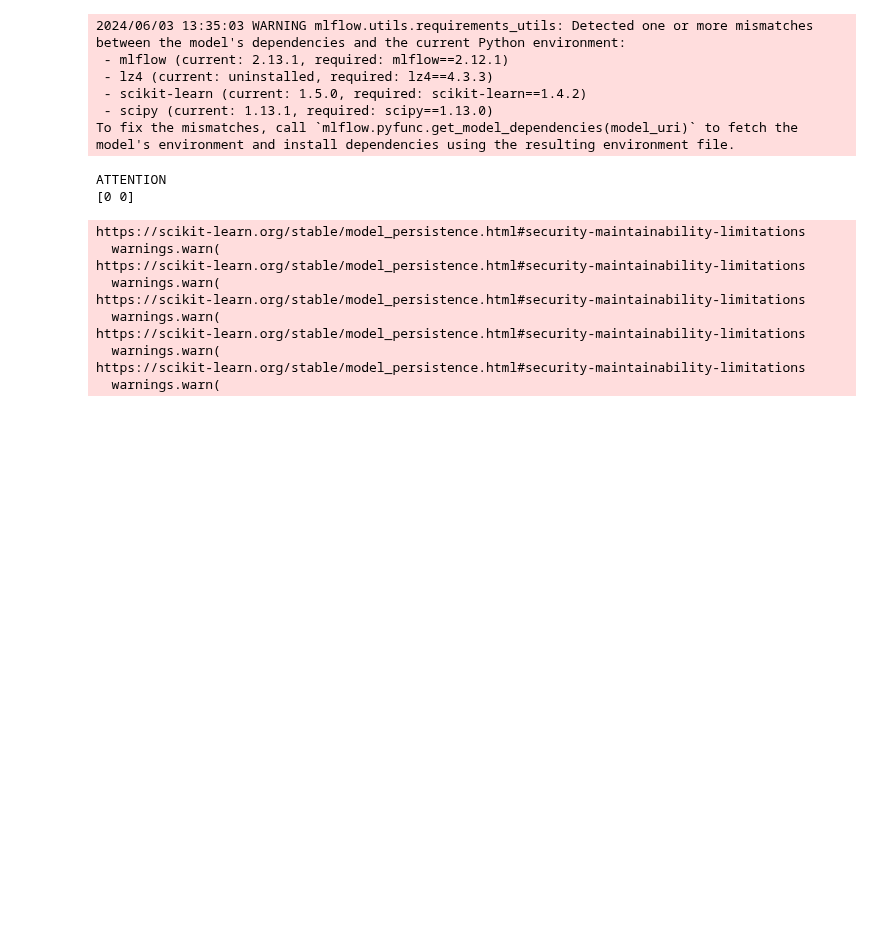
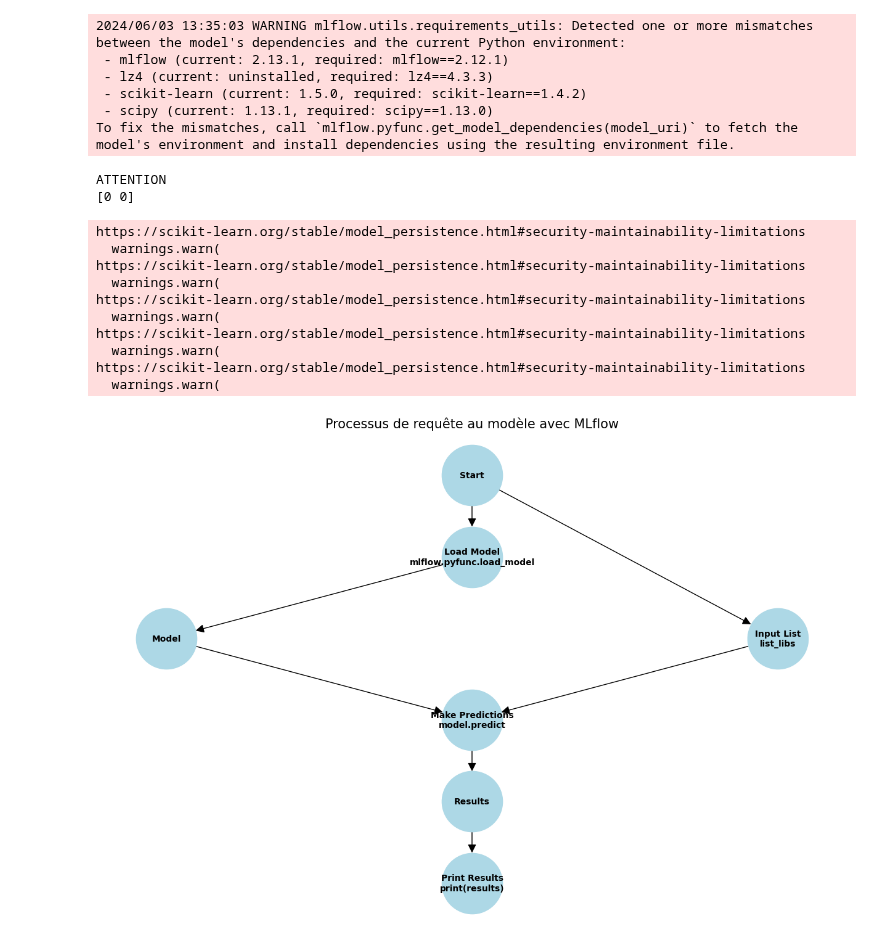
Before and after one commit to WolfPackStatMathieu/ml-dl-cyber, a Jupyter notebook: 1-Quick-win/Good_Bad_queries/exploration_good_bad_queries.ipynb, the cells around one changed output. Saved outputs shown, nothing was run; the diff lists cells and outputs as text; code cells hidden in the pictures; blank space fills up the shorter version.

Commit message:
diagramme de classes MLProject

```diff
--- a/1-Quick-win/Good_Bad_queries/exploration_good_bad_queries.ipynb
+++ b/1-Quick-win/Good_Bad_queries/exploration_good_bad_queries.ipynb
@@ -1340,3 +1340,62 @@ https://scikit-learn.org/stable/model_persistence.html#security-maintainability-
   warnings.warn(
 https://scikit-learn.org/stable/model_persistence.html#security-maintainability-limitations
   warnings.warn(
+# %%
+import matplotlib.pyplot as plt
+import networkx as nx
+
+# Create a directed graph
+G = nx.DiGraph()
+
+# Add nodes for files and processes
+nodes = {
+    'start': 'Start',
+    'load_model': 'Load Model\nmlflow.pyfunc.load_model',
+    'model': 'Model',
+    'list_libs': 'Input List\nlist_libs',
+    'predict': 'Make Predictions\nmodel.predict',
+    'results': 'Results',
+    'print_results': 'Print Results\nprint(results)',
+}
+
+for key, value in nodes.items():
+    G.add_node(key, label=value)
+
+# Add edges to show interactions
+edges = [
+    ('start', 'load_model'),
+    ('load_model', 'model'),
+    ('start', 'list_libs'),
+    ('model', 'predict'),
+    ('list_libs', 'predict'),
+    ('predict', 'results'),
+    ('results', 'print_results')
+]
+
+G.add_edges_from(edges)
+
+# Define positions
+pos = {
+    'start': (0, 5),
+    'load_model': (0, 4),
+    'model': (-1, 3),
+    'list_libs': (1, 3),
+    'predict': (0, 2),
+    'results': (0, 1),
+    'print_results': (0, 0)
+}
+
+# Draw the graph
+plt.figure(figsize=(12, 8))
+nx.draw(G, pos, with_labels=False, node_size=5000, node_color='lightblue', font_size=10, font_weight='bold', arrows=True, arrowstyle='-|>', arrowsize=20)
+
+# Draw node labels
+labels = nx.get_node_attributes(G, 'label')
+nx.draw_networkx_labels(G, pos, labels, font_size=10, font_weight='bold')
+
+# Add title
+plt.title('Processus de requête au modèle avec MLflow', fontsize=15)
+
+plt.show()
+# %% [output]
+[figure, added]
```
Also changed, not shown: parts of 2 cells of this notebook, 2 other files.
